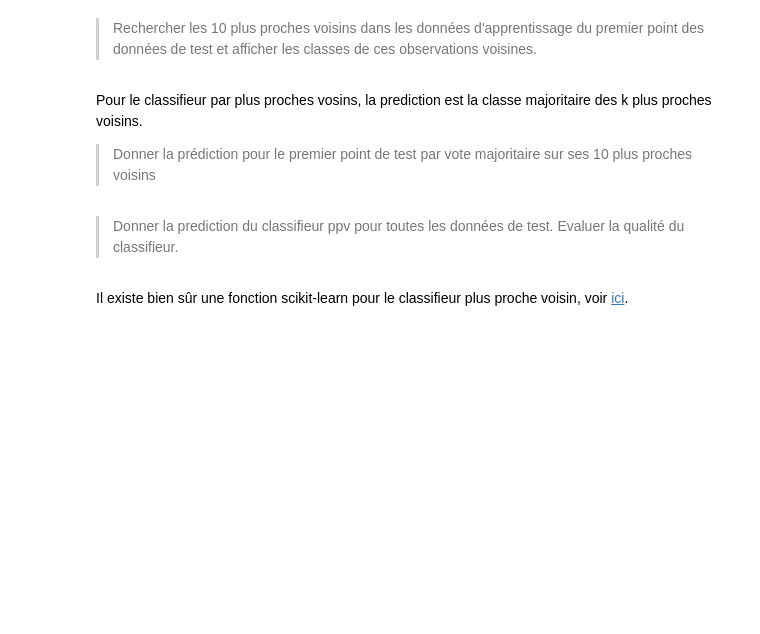
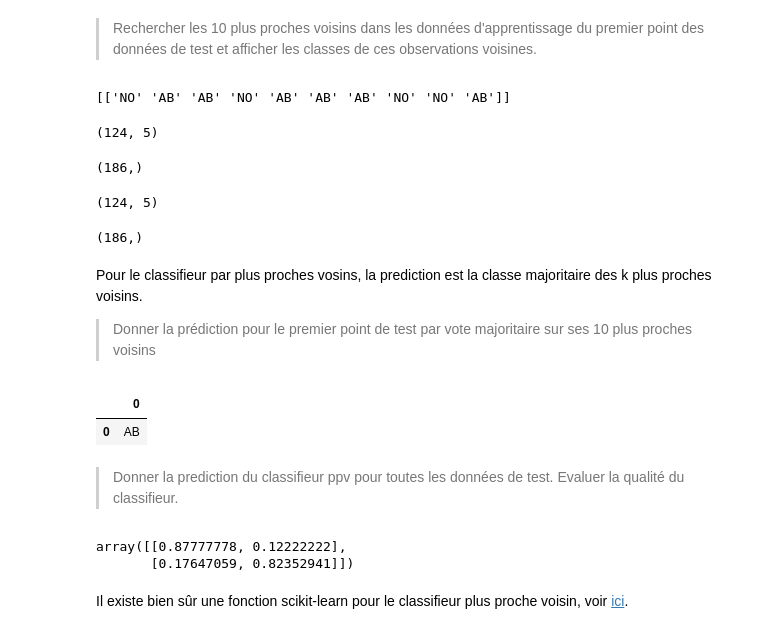
Before and after one commit to remidupuis/mimi_master, a Jupyter notebook: STASC/class2/TP-BasicClassif-NBC-ppv.ipynb, the cells around one changed output. Saved outputs shown, nothing was run; the diff lists cells and outputs as text; code cells hidden in the pictures; blank space fills up the shorter version.

```diff
--- a/STASC/class2/TP-BasicClassif-NBC-ppv.ipynb
+++ b/STASC/class2/TP-BasicClassif-NBC-ppv.ipynb
@@ -253,6 +275,6 @@ Il est préférable d'utiliser la structure de données de type [k-d tree](https
 > Contruction du k-d tree pour les données train (pour la métrique euclidienne) :
 # %%
 from sklearn.neighbors import KDTree
-tree =  ### TO DO ####
+tree =  KDTree(VertebralVar_train, metric = 'euclidean')
 # %% [markdown]
 > Rechercher les 10 plus proches voisins dans les données d'apprentissage du premier point des données de test et afficher les classes de ces observations voisines.
@@ -264,6 +281,34 @@ print(classes_voisins)
+# %%
+distances, indices_voisins = tree.query(VertebralVar_test[0].reshape(1,-1), k = 10)
+classes_voisins = VertebralClas_train[indices_voisins]
+print(classes_voisins)
+# %% [output]
+[['NO' 'AB' 'AB' 'NO' 'AB' 'AB' 'AB' 'NO' 'NO' 'AB']]
+# %%
+indices_voisins.shape
+# %% [output]
+(124, 5)
+# %%
+VertebralClas_train.shape
+# %% [output]
+(186,)
+# %%
+classes_voisins.shape
+# %% [output]
+(124, 5)
+# %%
+VertebralClas_train.shape
+# %% [output]
+(186,)
 # %% [markdown]
 Pour le classifieur par plus proches vosins, la prediction est la classe majoritaire des k plus proches voisins.
 
 > Donner la prédiction pour le premier point de test par vote majoritaire sur ses 10 plus proches voisins
+# %%
+# Calculate the mode
+pd.DataFrame(classes_voisins).mode(axis = 1)
+# %% [output]
+|  | 0 |
+| 0 | AB |
 # %% [markdown]
 > Donner la prediction du classifieur ppv pour toutes les données de test. Evaluer la qualité du classifieur.
@@ -275,2 +315,15 @@ cnf_matrix_kNN.astype('float') / cnf_matrix_kNN.sum(axis=1).reshape(-1,1)
+# %%
+k_class = 5
+distances, indices_voisins = tree.query(VertebralVar_test, k = k_class)
+classes_voisins = VertebralClas_train[indices_voisins]
+
+pred_kNN_test = pd.DataFrame(classes_voisins).mode(axis = 1).loc[:,0]
+pred_kNN_test = pred_kNN_test.to_numpy()
+
+cnf_matrix_kNN = confusion_matrix(pred_kNN_test, VertebralClas_test)
+cnf_matrix_kNN.astype('float') / cnf_matrix_kNN.sum(axis=1).reshape(-1,1)
+# %% [output]
+array([[0.87777778, 0.12222222],
+       [0.17647059, 0.82352941]])
 # %% [markdown]
 Il existe bien sûr une fonction scikit-learn pour le classifieur plus proche voisin, voir [ici](http://scikit-learn.org/stable/modules/generated/sklearn.neighbors.KNeighborsClassifier.html).
```
Also changed, not shown: parts of 12 cells of this notebook, 6 other files.
